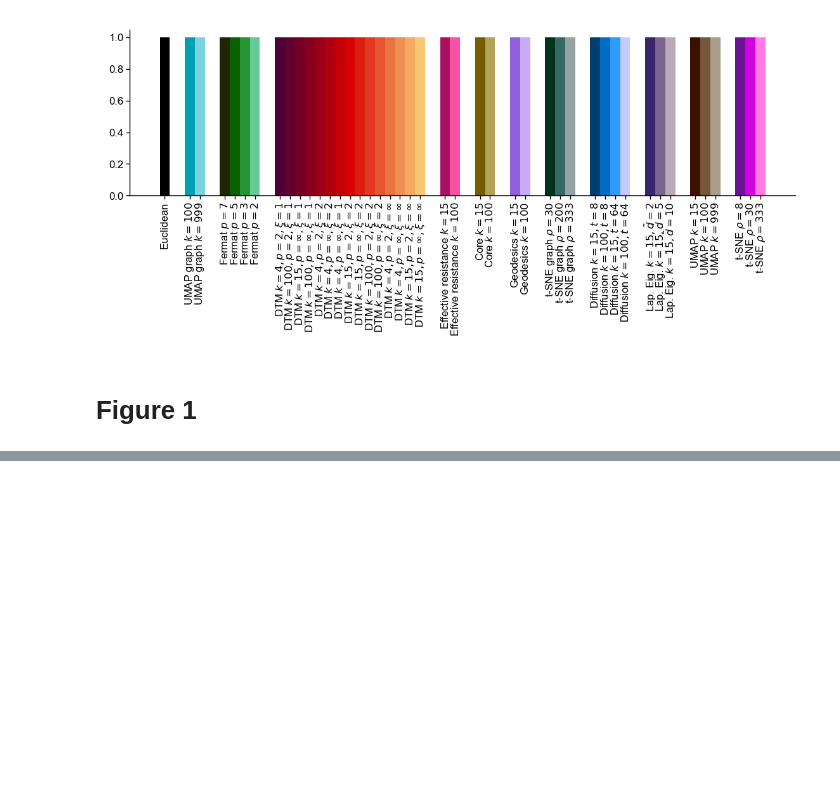
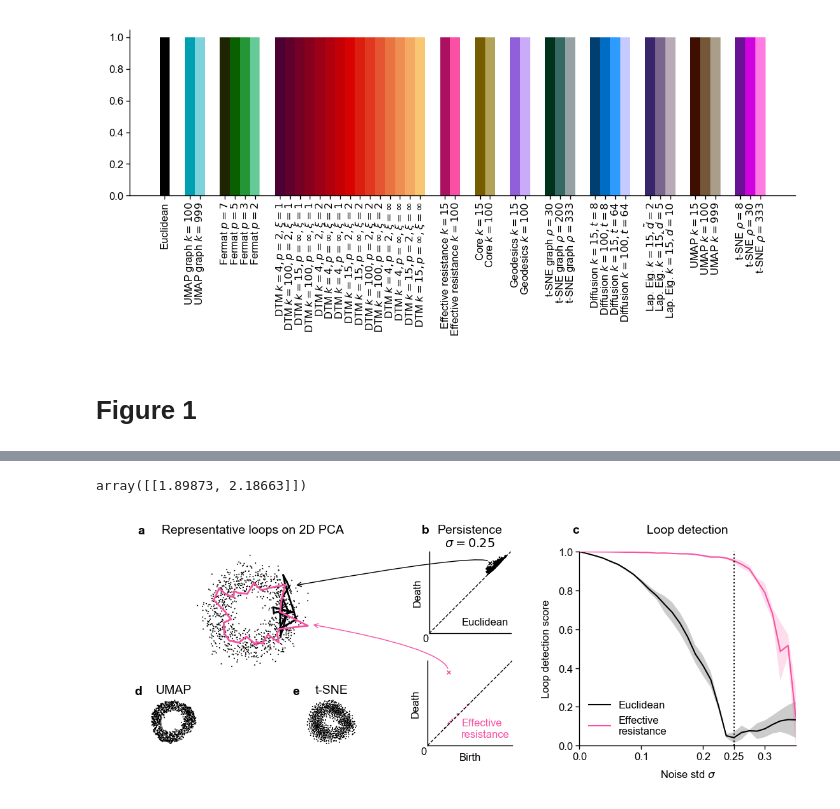
Before and after one commit to berenslab/eff-ph, a Jupyter notebook: notebooks/fig_1.ipynb, the cells around one changed output, grey strips where cells are left out. Saved outputs shown, nothing was run; the diff lists cells and outputs as text; code cells hidden in the pictures; blank space fills up the shorter version.

```diff
--- a/notebooks/fig_1.ipynb
+++ b/notebooks/fig_1.ipynb
@@ -95,3 +99,8 @@ Done with toy_circle 50 eff_res_corrected_True_weighted_False_k_100_disconnect_T
+# %%
+# get features above gap
+get_features_above_gap(res_eucl[seed]["dgms"][1], n_gap=0)
+# %% [output]
+array([[1.89873, 2.18663]])
 # %%
 # plot figure
 mosaic = """
@@ -144,8 +153,11 @@ plot_edges_on_scatter(ax=ax_dict["a"], x=pca, edge_idx=loop_eff, color=dist_to_c
 loop_id_eucl = get_persistent_feature_id(res_eucl[seed], m=1, dim=1, mode="additive")
 loop_id_eff = get_persistent_feature_id(res_eff[seed], m=1, dim=1, mode="additive")
 
-plot_diagrams(res_eucl[seed]["dgms"], ax=ax_dict["b"], plot_only=[1], size=4, color=dist_to_color["euclidean"], colormap=style_file)
-ax_dict["b"].scatter(*res_eucl[seed]["dgms"][1][loop_id_eucl].T, marker = "x", color=dist_to_color["euclidean"], s=5)
+plot_diagrams(res_eucl[seed]["dgms"], ax=ax_dict["b"], plot_only=[1], size=4, color=dist_to_color["euclidean"], colormap=style_file, diagonal=False)
+intersect_at_zero(ax=ax_dict["b"], dgms=res_eucl[seed]["dgms"][1])
+
+
+ax_dict["b"].scatter(*res_eucl[seed]["dgms"][1][loop_id_eucl].T, marker = "X", color=dist_to_color["euclidean"], s=10, edgecolor="white", linewidth=0.5)
 ax_dict["b"].legend().set_visible(False)
 
 ax_dict["b"].set_title("Persistence\n$\sigma = 0.25$")
@@ -197,12 +209,18 @@ plot_diagrams(res_eff[seed]["dgms"],
               plot_only=[1],
               size=4,
               color=dist_to_color["eff_res"],
-              colormap=style_file # necessary bc plot_diagrams uses the colormap as mpl style
+              colormap=style_file, # necessary bc plot_diagrams uses the colormap as mpl style
+              diagonal=False
               )
+
+intersect_at_zero(ax=ax_dict["c"], dgms=res_eff[seed]["dgms"][1])
+
 ax_dict["c"].scatter(*res_eff[seed]["dgms"][1][loop_id_eff].T,
-                     marker = "x",
+                     marker = "X",
+                     edgecolor="white",
+                     linewidth=0.5,
                      color=dist_to_color["eff_res"],
-                     s=5)
+                     s=10)
 ax_dict["c"].legend().set_visible(False)
 
 ax_dict["c"].set_xticklabels("")
@@ -258,30 +276,32 @@ ax_dict["d"].set_xticklabels([0.0, 0.1, 0.2, 0.25, 0.3])
 # panel d UMAP
 plot_scatter(ax=ax_dict["e"], x=umap_embd, s=2, y="k", scalebar=False, alpha=1.0)
 ax_dict["e"].set_title("UMAP")
 ax_dict["e"].text(
     0.2,
     1.02,
     "d",
     transform=ax_dict["e"].transAxes,
     ha="left",
     va="bottom",
     fontweight="bold",
     fontsize=7
 )
 
 
 # panel e tSNE
 plot_scatter(ax=ax_dict["f"], x=tsne_embd, s=2, y="k", scalebar=False, alpha=1.0)
 ax_dict["f"].set_title("t-SNE")
 ax_dict["f"].text(
     0.2,
     1.02,
     "e",
     transform=ax_dict["f"].transAxes,
     ha="left",
     va="bottom",
     fontweight="bold",
     fontsize=7
 )
 
 fig.savefig(os.path.join(fig_path, f"fig_1.pdf"))
+# %% [output]
+[figure, added]
```
Also changed, not shown: parts of 3 cells of this notebook, 5 other files.
